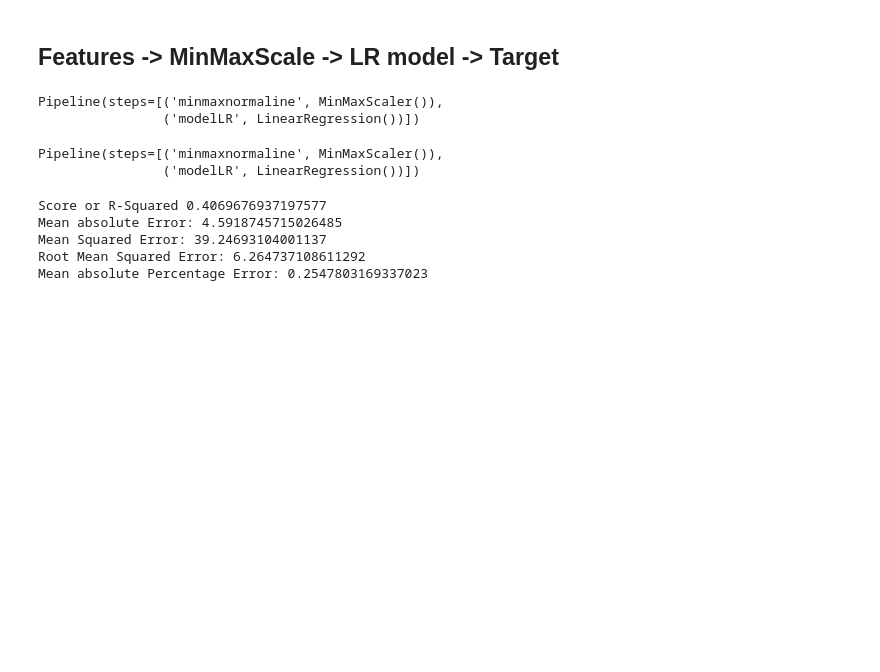
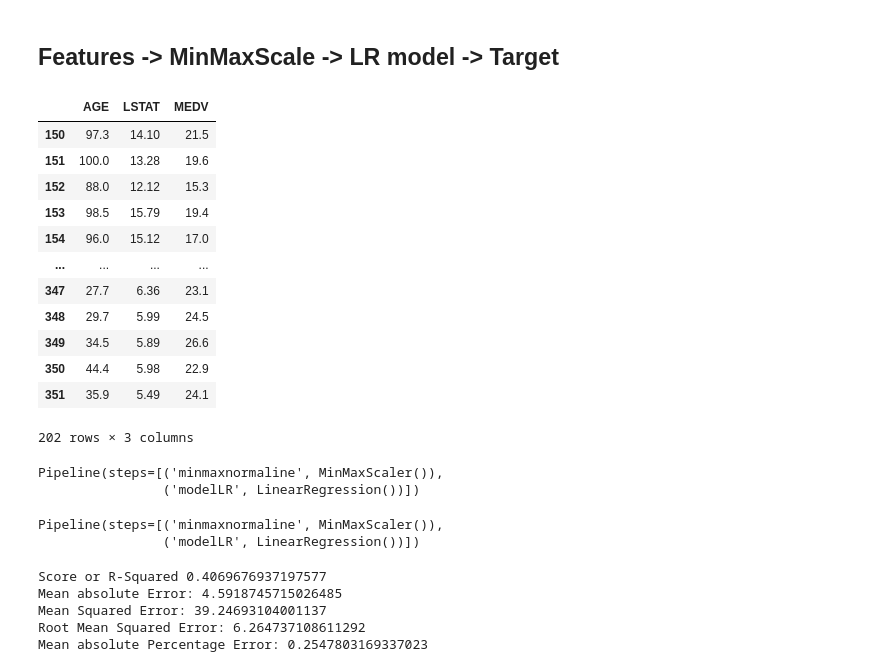
Before and after one commit to LamVanHung2003/LapTrinhPhanTichDuLieu1, a Jupyter notebook: ThucHanhLapTrinhPTDL/Tuan4/Pipeline02.ipynb, the cells around one changed output. Saved outputs shown, nothing was run; the diff lists cells and outputs as text; code cells hidden in the pictures; blank space fills up the shorter version.

```diff
--- a/ThucHanhLapTrinhPTDL/Tuan4/Pipeline02.ipynb
+++ b/ThucHanhLapTrinhPTDL/Tuan4/Pipeline02.ipynb
@@ -13,6 +13,22 @@ x=df[['AGE','LSTAT']].values # input
 y=df[['MEDV']].values # output
 x=x.astype(float)
 y=y.astype(float)
+# %%
+df
+# %% [output]
+|  | AGE | LSTAT | MEDV |
+| 150 | 97.3 | 14.10 | 21.5 |
+| 151 | 100.0 | 13.28 | 19.6 |
+| 152 | 88.0 | 12.12 | 15.3 |
+| 153 | 98.5 | 15.79 | 19.4 |
+| 154 | 96.0 | 15.12 | 17.0 |
+| ... | ... | ... | ... |
+| 347 | 27.7 | 6.36 | 23.1 |
+| 348 | 29.7 | 5.99 | 24.5 |
+| 349 | 34.5 | 5.89 | 26.6 |
+| 350 | 44.4 | 5.98 | 22.9 |
+| 351 | 35.9 | 5.49 | 24.1 |
+202 rows × 3 columns
 # %%
 #chia tách ra training và testing
 from sklearn.model_selection import train_test_split
```
Also changed, not shown: parts of 2 cells of this notebook, 9 other files.
